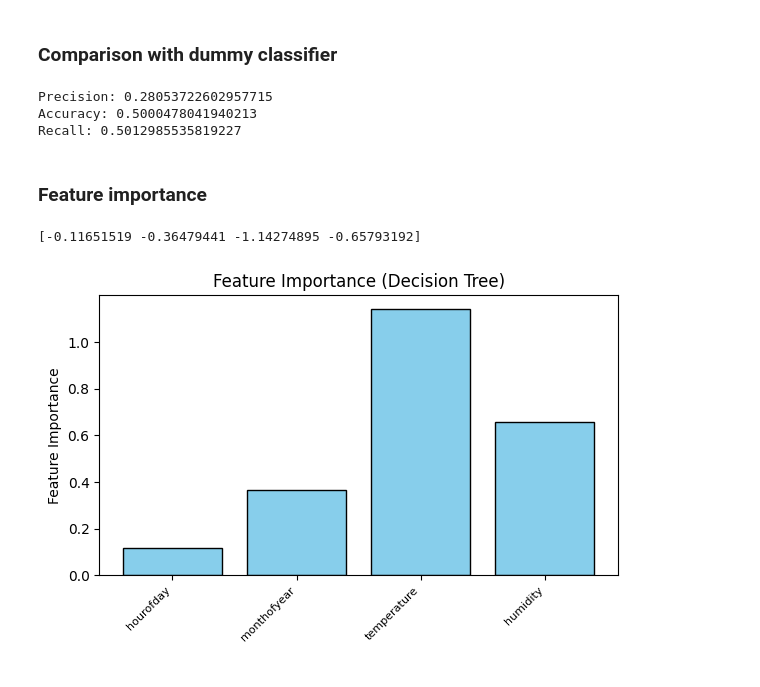
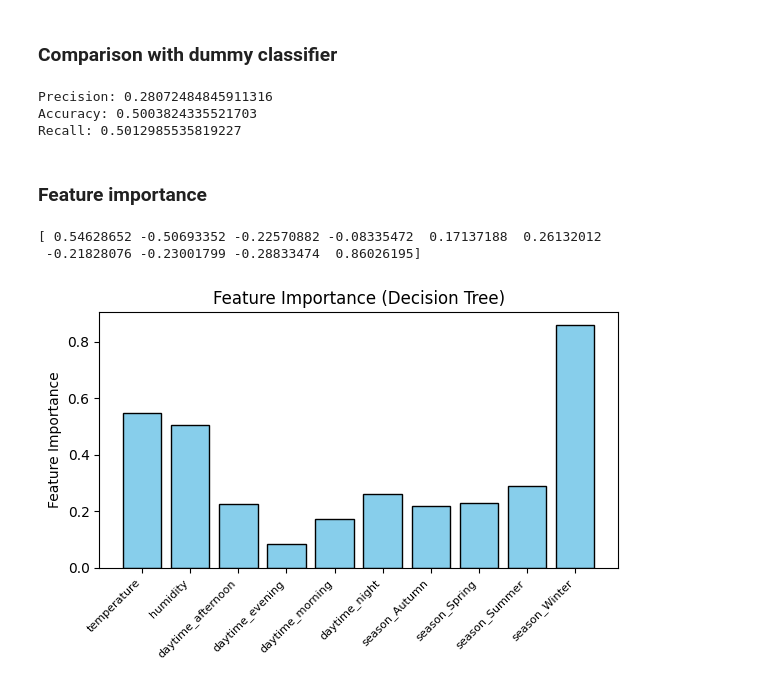
Before and after one commit to jExbrayat/atmo_challenge, a Jupyter notebook: notebooks/logistic_regression.ipynb, the cells around one changed output. Cells and saved outputs as stored; diff of their text form; code cells hidden in the pictures.

Commit message:
refactor: one-hot encode categorical variables

```diff
--- a/notebooks/logistic_regression.ipynb
+++ b/notebooks/logistic_regression.ipynb
@@ -21,7 +21,7 @@ dataset = pd.read_csv("../data/ready_to_use_datasets/lesfresnes.csv")
 # %%
 dataset["date"] = pd.to_datetime(dataset["date"])
 # %%
-X = dataset.drop(["reference_pm25", "microsensor_pm25", "date", "season"], axis=1)
+X = dataset.drop(["reference_pm25", "microsensor_pm25", "date", "monthofyear"], axis=1)
 # %%
 X
 # %% [output]
@@ -47,0 +49,37 @@ X[continuous_variables] = scaler.fit_transform(X[continuous_variables])
+# %%
+hourofday_to_daytime = {
+    0: "night",
+    1: "night",
+    2: "night",
+    3: "night",
+    4: "night",
+    5: "night",
+    6: "morning",
+    7: "morning",
+    8: "morning",
+    9: "morning",
+    10: "morning",
+    11: "morning",
+    12: "afternoon",
+    13: "afternoon",
+    14: "afternoon",
+    15: "afternoon",
+    16: "afternoon",
+    17: "evening",
+    18: "evening",
+    19: "evening",
+    20: "evening",
+    21: "night",
+    22: "night",
+    23: "night"
+}
+
+X["daytime"] = X["hourofday"].map(hourofday_to_daytime)
+X.drop(columns=["hourofday"], inplace=True)
+# %%
+categorical_variables = ["daytime", "season"]
+X = pd.concat([X, pd.get_dummies(X[categorical_variables])], axis=1)
+# %%
+# Drop raw categorical variables
+X.drop(columns=categorical_variables, inplace=True)
+X
@@ -115,8 +167,8 @@ print(f"Precision: {precision_score(y_test, dummy_pred)}")
 print(f"Accuracy: {accuracy_score(y_test, dummy_pred)}")
 print(f"Recall: {recall_score(y_test, dummy_pred)}")
 # %% [output]
-Precision: 0.28053722602957715
-Accuracy: 0.5000478041940213
+Precision: 0.28072484845911316
+Accuracy: 0.5003824335521703
 Recall: 0.5012985535819227
 # %% [markdown]
 ### Feature importance
@@ -124,26 +176,27 @@ Recall: 0.5012985535819227
 params = model.coef_.flatten()
 print(params)
 # %% [output]
-[-0.11651519 -0.36479441 -1.14274895 -0.65793192]
+[ 0.54628652 -0.50693352 -0.22570882 -0.08335472  0.17137188  0.26132012
+ -0.21828076 -0.23001799 -0.28833474  0.86026195]
 # %%
 # Get absolute values as feature importance
 params = abs(params)
 # %%
-feature_names = X_cols
+feature_names = X.columns
 
 plt.figure(figsize=(6, 4))
 plt.bar(
     range(len(params)),
     params,
     color="skyblue",
     edgecolor="black",
 )
 plt.xticks(
     range(len(feature_names)), feature_names, rotation=45, ha="right", fontsize=8
 )
 plt.ylabel("Feature Importance", fontsize=10)
 plt.title("Feature Importance (Decision Tree)", fontsize=12)
 plt.tight_layout()
 plt.show()
 # %% [output]
-[figure, old version]
+[figure, new version]
```
Also changed, not shown: parts of 7 cells of this notebook.
